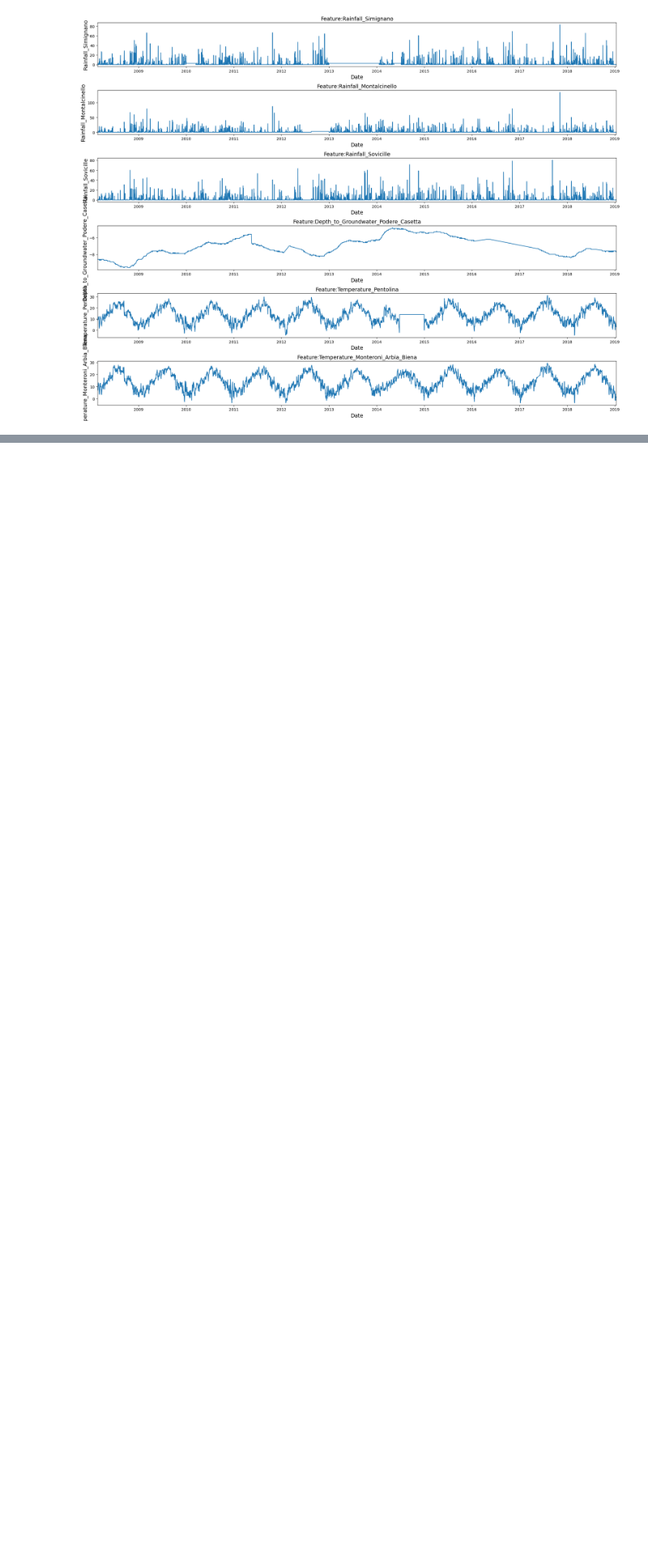
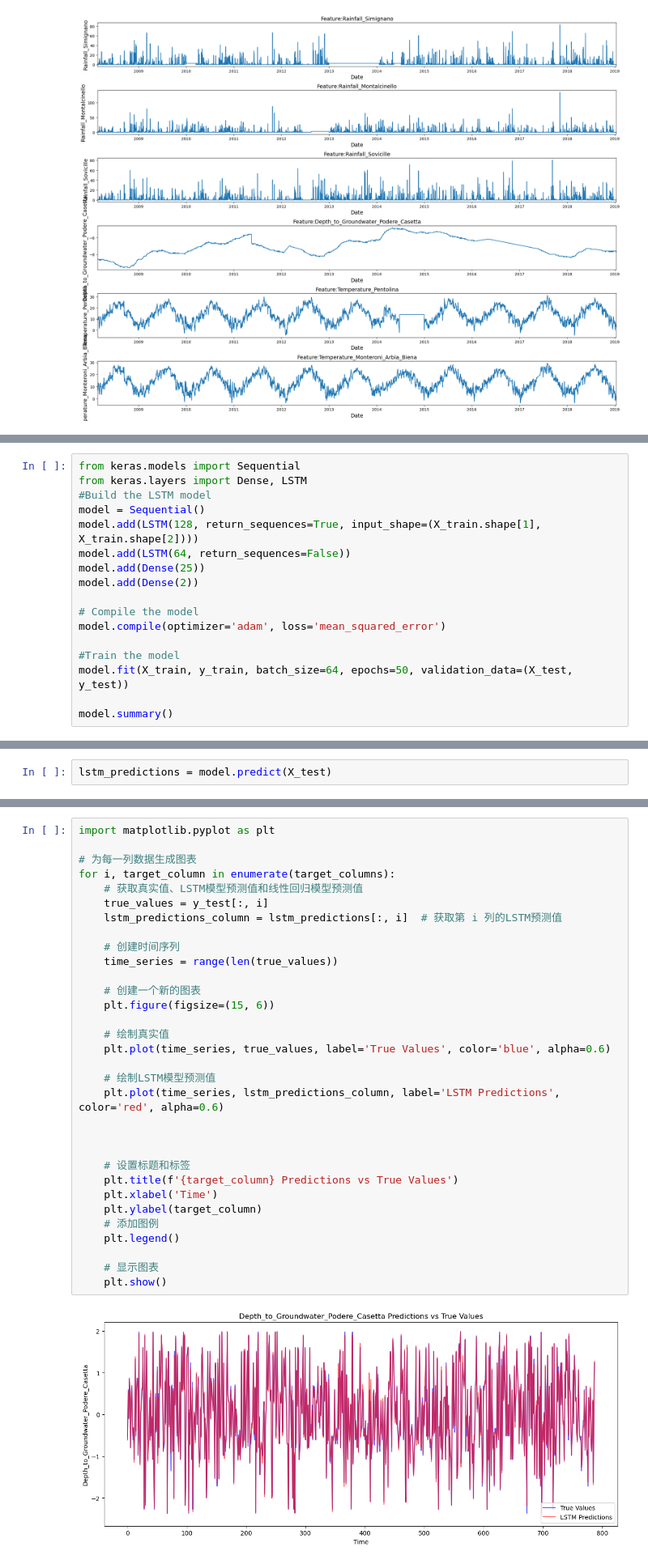
Before and after one commit to ZhouXiinlei/ml_WaterAnalytics, a Jupyter notebook: Aquifer_Luco_Process.ipynb, the cells around one changed output, grey strips where cells are left out. Shown at 81% size. Cells and saved outputs as stored; diff of their text form; blank space fills up the shorter version.

```diff
--- a/Aquifer_Luco_Process.ipynb
+++ b/Aquifer_Luco_Process.ipynb
@@ -220,0 +248,17 @@ plt.tight_layout()
+# %%
+from keras.models import Sequential
+from keras.layers import Dense, LSTM
+#Build the LSTM model
+model = Sequential()
+model.add(LSTM(128, return_sequences=True, input_shape=(X_train.shape[1], X_train.shape[2])))
+model.add(LSTM(64, return_sequences=False))
+model.add(Dense(25))
+model.add(Dense(2))
+
+# Compile the model
+model.compile(optimizer='adam', loss='mean_squared_error')
+
+#Train the model
+model.fit(X_train, y_train, batch_size=64, epochs=50, validation_data=(X_test, y_test))
+
+model.summary()
@@ -220,0 +289,2 @@ plt.tight_layout()
+# %%
+lstm_predictions = model.predict(X_test)
@@ -220,0 +293,34 @@ plt.tight_layout()
+# %%
+import matplotlib.pyplot as plt
+
+# 为每一列数据生成图表
+for i, target_column in enumerate(target_columns):
+    # 获取真实值、LSTM模型预测值和线性回归模型预测值
+    true_values = y_test[:, i]
+    lstm_predictions_column = lstm_predictions[:, i]  # 获取第 i 列的LSTM预测值
+
+    # 创建时间序列
+    time_series = range(len(true_values))
+
+    # 创建一个新的图表
+    plt.figure(figsize=(15, 6))
+
+    # 绘制真实值
+    plt.plot(time_series, true_values, label='True Values', color='blue', alpha=0.6)
+
+    # 绘制LSTM模型预测值
+    plt.plot(time_series, lstm_predictions_column, label='LSTM Predictions', color='red', alpha=0.6)
+
+
+
+    # 设置标题和标签
+    plt.title(f'{target_column} Predictions vs True Values')
+    plt.xlabel('Time')
+    plt.ylabel(target_column)
+    # 添加图例
+    plt.legend()
+
+    # 显示图表
+    plt.show()
+# %% [output]
+[figure, added]
```
Also changed, not shown: parts of 5 cells of this notebook, 1 other file.
